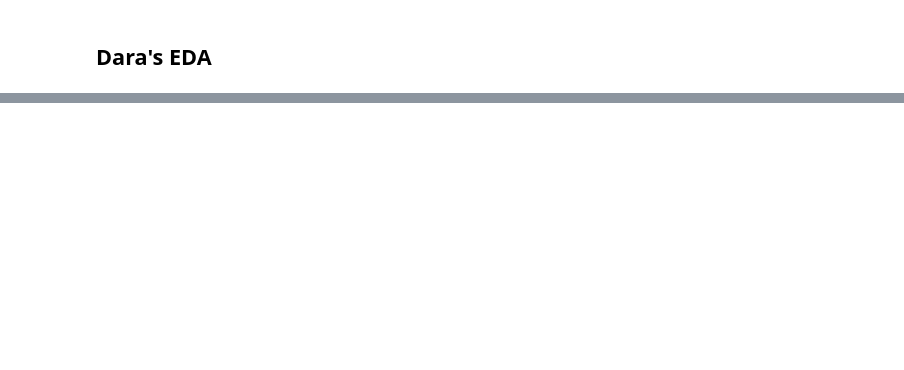
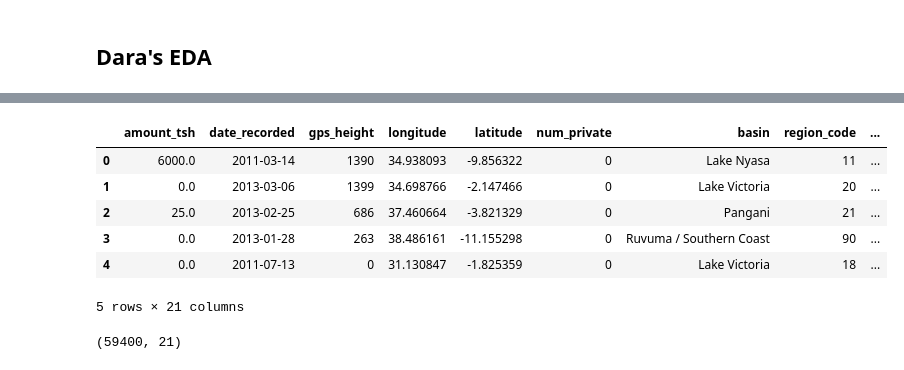
Before and after one commit to njw27/Supervised-ML-For-Tanzanian-Water-Wells, a Jupyter notebook: NotebookDos.ipynb, the cells around one changed output, grey strips where cells are left out. Saved outputs shown, nothing was run; the diff lists cells and outputs as text; code cells hidden in the pictures; blank space fills up the shorter version.

```diff
--- a/NotebookDos.ipynb
+++ b/NotebookDos.ipynb
@@ -73,0 +101,23 @@ test_values = pd.read_csv('data/test_set_values.csv')
+# %%
+# deleting columns
+col_to_delete = ['id', 'recorded_by', 'funder', 'installer',
+                'lga', 'ward', 'region', 'scheme_management',
+                 'wpt_name','scheme_name', 'extraction_type', 'extraction_type_group',
+                 'management', 'payment_type', 'quality_group', 'source_type',
+                 'source', 'waterpoint_type_group', 'quantity_group', 'subvillage']
+
+df2 = df.drop(col_to_delete, axis=1)
+df2.head()
+# %% [output]
+|  | amount_tsh | date_recorded | gps_height | longitude | latitude | num_private | basin | region_code | ... |
+| 0 | 6000.0 | 2011-03-14 | 1390 | 34.938093 | -9.856322 | 0 | Lake Nyasa | 11 | ... |
+| 1 | 0.0 | 2013-03-06 | 1399 | 34.698766 | -2.147466 | 0 | Lake Victoria | 20 | ... |
+| 2 | 25.0 | 2013-02-25 | 686 | 37.460664 | -3.821329 | 0 | Pangani | 21 | ... |
+| 3 | 0.0 | 2013-01-28 | 263 | 38.486161 | -11.155298 | 0 | Ruvuma / Southern Coast | 90 | ... |
+| 4 | 0.0 | 2011-07-13 | 0 | 31.130847 | -1.825359 | 0 | Lake Victoria | 18 | ... |
+5 rows × 21 columns
+# %%
+# find rows/columns
+print(df2.shape)
+# %% [output]
+(59400, 21)
```
Also changed, not shown: parts of 25 cells of this notebook.
